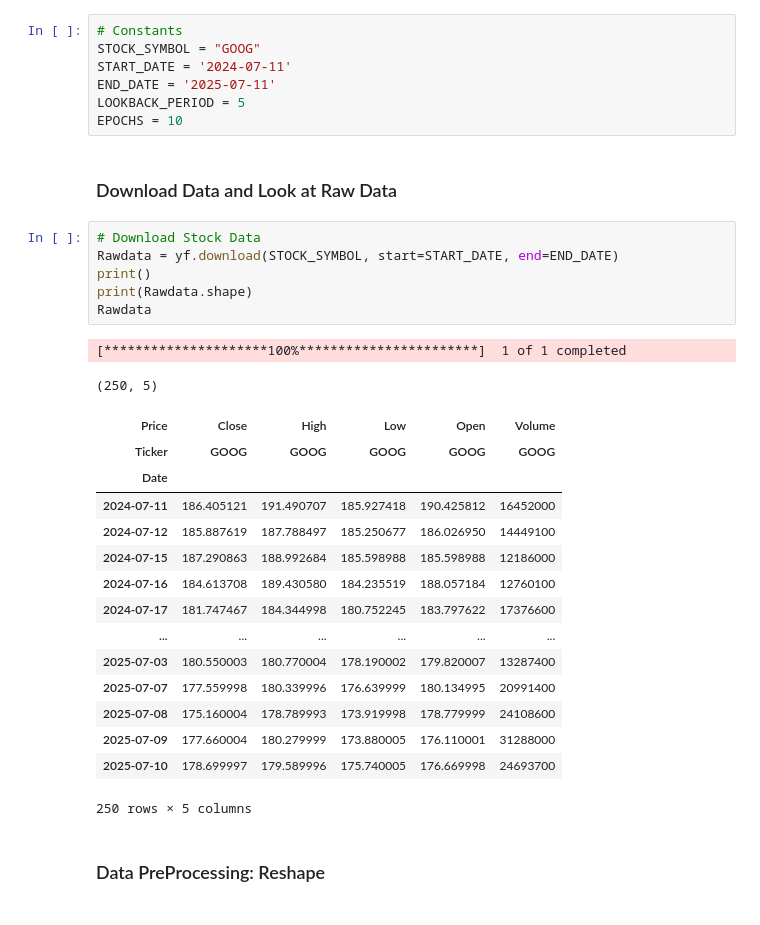
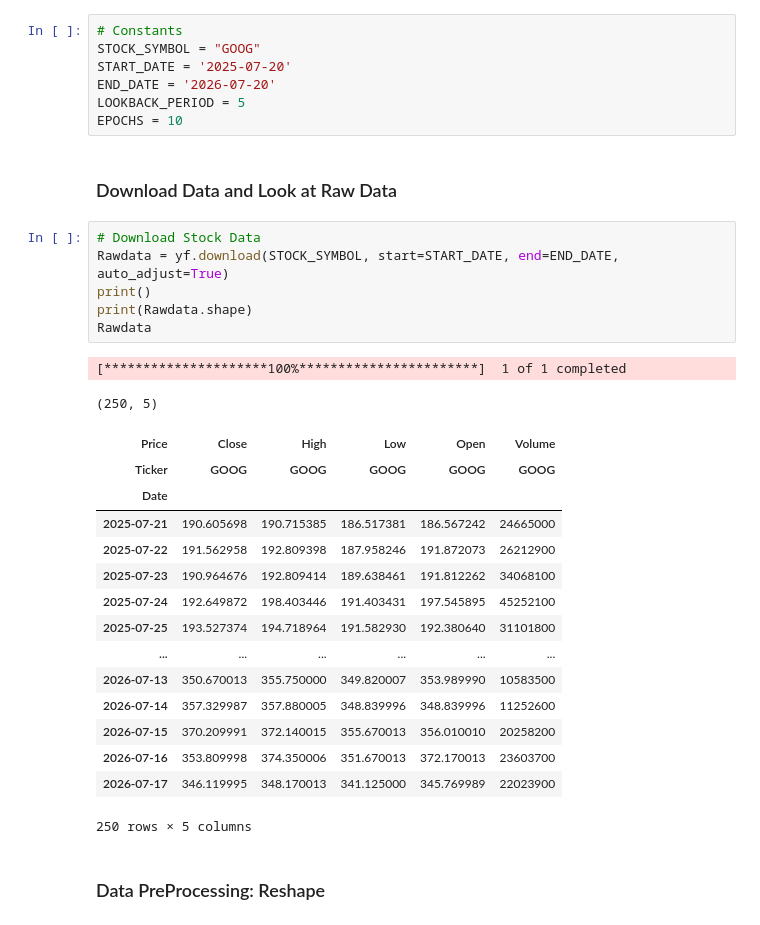
Before and after one commit to kc-ck/BUS888-Codebase, a Jupyter notebook: notebooks/1_SimpleANNPrediction.ipynb, the cells around one changed output. Cells and saved outputs as stored; diff of their text form.

```diff
--- a/notebooks/1_SimpleANNPrediction.ipynb
+++ b/notebooks/1_SimpleANNPrediction.ipynb
@@ -18,35 +20,35 @@ import matplotlib.pyplot as plt
 # %%
 # Constants
 STOCK_SYMBOL = "GOOG"
-START_DATE = '2024-07-11'
-END_DATE = '2025-07-11'
+START_DATE = '2025-07-20'
+END_DATE = '2026-07-20'
 LOOKBACK_PERIOD = 5
 EPOCHS = 10
 # %% [markdown]
 ### Download Data and Look at Raw Data
 # %%
 # Download Stock Data
-Rawdata = yf.download(STOCK_SYMBOL, start=START_DATE, end=END_DATE)
+Rawdata = yf.download(STOCK_SYMBOL, start=START_DATE, end=END_DATE, auto_adjust=True)
 print()
 print(Rawdata.shape)
 Rawdata
 # %% [output]
 [*********************100%***********************]  1 of 1 completed
 (250, 5)
 | Price | Close | High | Low | Open | Volume |
 | Ticker | GOOG | GOOG | GOOG | GOOG | GOOG |
 | Date |  |  |  |  |  |
-| 2024-07-11 | 186.405121 | 191.490707 | 185.927418 | 190.425812 | 16452000 |
-| 2024-07-12 | 185.887619 | 187.788497 | 185.250677 | 186.026950 | 14449100 |
-| 2024-07-15 | 187.290863 | 188.992684 | 185.598988 | 185.598988 | 12186000 |
-| 2024-07-16 | 184.613708 | 189.430580 | 184.235519 | 188.057184 | 12760100 |
-| 2024-07-17 | 181.747467 | 184.344998 | 180.752245 | 183.797622 | 17376600 |
+| 2025-07-21 | 190.605698 | 190.715385 | 186.517381 | 186.567242 | 24665000 |
+| 2025-07-22 | 191.562958 | 192.809398 | 187.958246 | 191.872073 | 26212900 |
+| 2025-07-23 | 190.964676 | 192.809414 | 189.638461 | 191.812262 | 34068100 |
+| 2025-07-24 | 192.649872 | 198.403446 | 191.403431 | 197.545895 | 45252100 |
+| 2025-07-25 | 193.527374 | 194.718964 | 191.582930 | 192.380640 | 31101800 |
 | ... | ... | ... | ... | ... | ... |
-| 2025-07-03 | 180.550003 | 180.770004 | 178.190002 | 179.820007 | 13287400 |
-| 2025-07-07 | 177.559998 | 180.339996 | 176.639999 | 180.134995 | 20991400 |
-| 2025-07-08 | 175.160004 | 178.789993 | 173.919998 | 178.779999 | 24108600 |
-| 2025-07-09 | 177.660004 | 180.279999 | 173.880005 | 176.110001 | 31288000 |
-| 2025-07-10 | 178.699997 | 179.589996 | 175.740005 | 176.669998 | 24693700 |
+| 2026-07-13 | 350.670013 | 355.750000 | 349.820007 | 353.989990 | 10583500 |
+| 2026-07-14 | 357.329987 | 357.880005 | 348.839996 | 348.839996 | 11252600 |
+| 2026-07-15 | 370.209991 | 372.140015 | 355.670013 | 356.010010 | 20258200 |
+| 2026-07-16 | 353.809998 | 374.350006 | 351.670013 | 372.170013 | 23603700 |
+| 2026-07-17 | 346.119995 | 348.170013 | 341.125000 | 345.769989 | 22023900 |
 250 rows × 5 columns
 # %% [markdown]
 ### Data PreProcessing: Reshape
```
Also changed, not shown: parts of 17 cells of this notebook.
